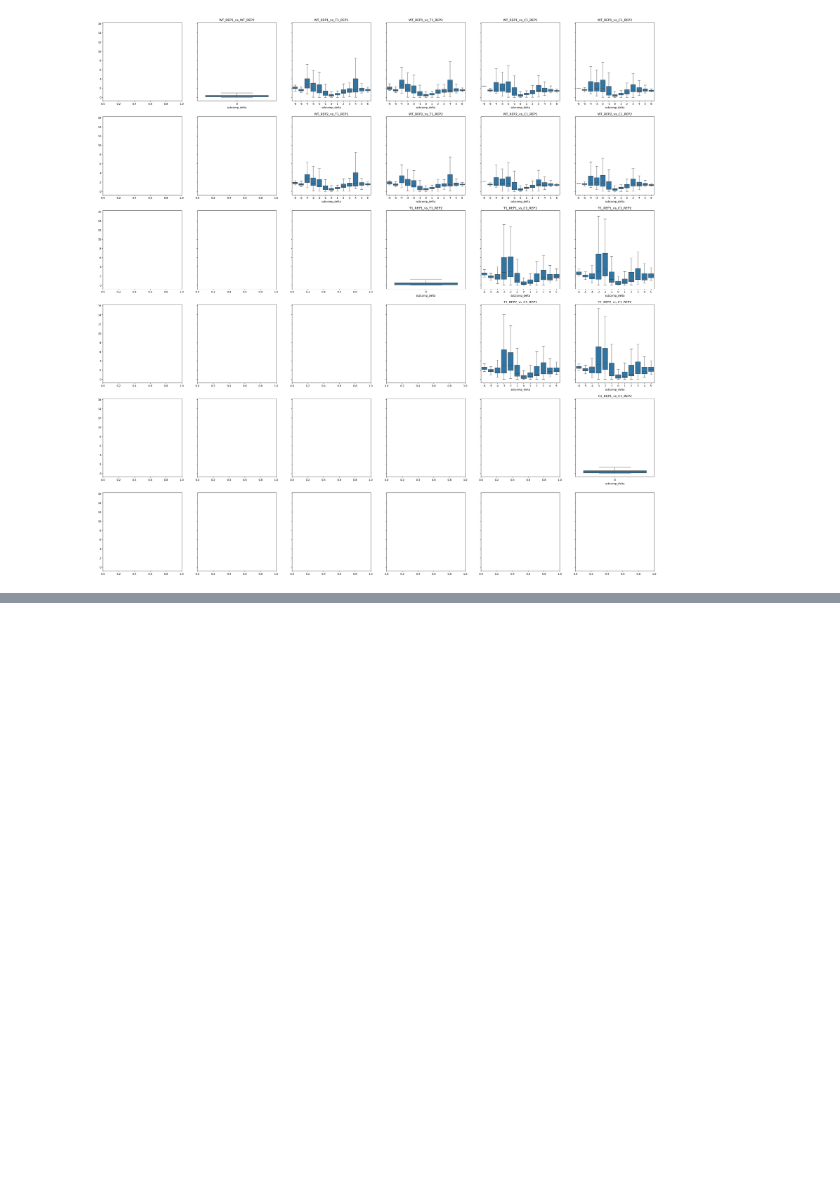
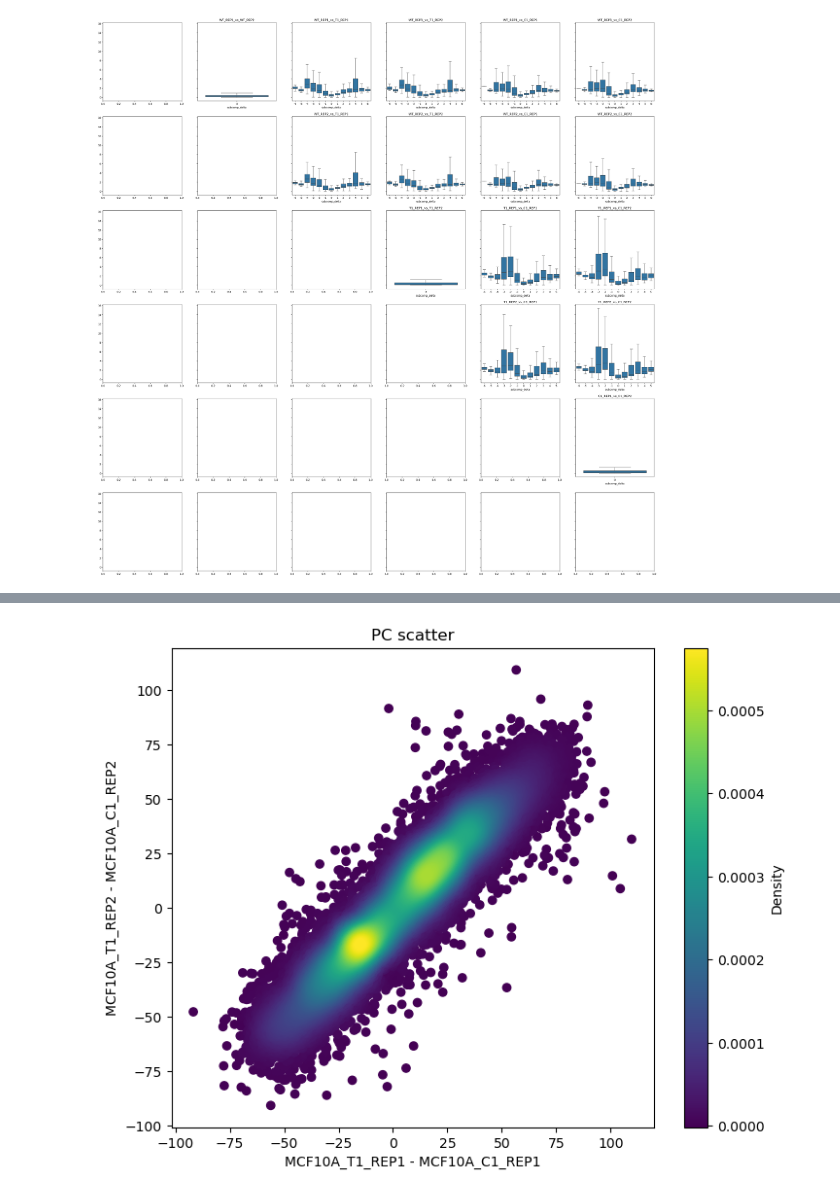
Before and after one commit to paulsengroup/2022-mcf10a-cancer-progression, a Jupyter notebook: notebooks/compare_compartment_pcs.ipynb, the cells around one changed output, grey strips where cells are left out. Saved outputs shown, nothing was run; the diff lists cells and outputs as text; code cells hidden in the pictures; blank space fills up the shorter version.

```diff
--- a/notebooks/compare_compartment_pcs.ipynb
+++ b/notebooks/compare_compartment_pcs.ipynb
@@ -343,0 +309,25 @@ fig.savefig("/tmp/scatter_wt_c1.png", dpi=300)
+# %%
+dff1 = df1[
+    (df1["rep1"] == "hg38_003_MCF10A_T1_REP1")
+    & (df1["rep2"] == "hg38_005_MCF10A_C1_REP1")
+]
+dff2 = df1[
+    (df1["rep1"] == "hg38_004_MCF10A_T1_REP2")
+    & (df1["rep2"] == "hg38_006_MCF10A_C1_REP2")
+]
+
+fig, ax = plt.subplots(1, 1, figsize=(8, 6.4))
+
+density_scatter(
+    dff1["pca_delta"].to_numpy(), dff2["pca_delta"].to_numpy(), ax=ax, fig=fig
+)
+
+ax.set(
+    title="PC scatter",
+    xlabel="MCF10A_T1_REP1 - MCF10A_C1_REP1",
+    ylabel="MCF10A_T1_REP2 - MCF10A_C1_REP2",
+)
+
+fig.savefig("/tmp/pca_scatter_t1_c1.png", dpi=300)
+# %% [output]
+[figure, added]
```
Also changed, not shown: parts of 3 cells of this notebook.
